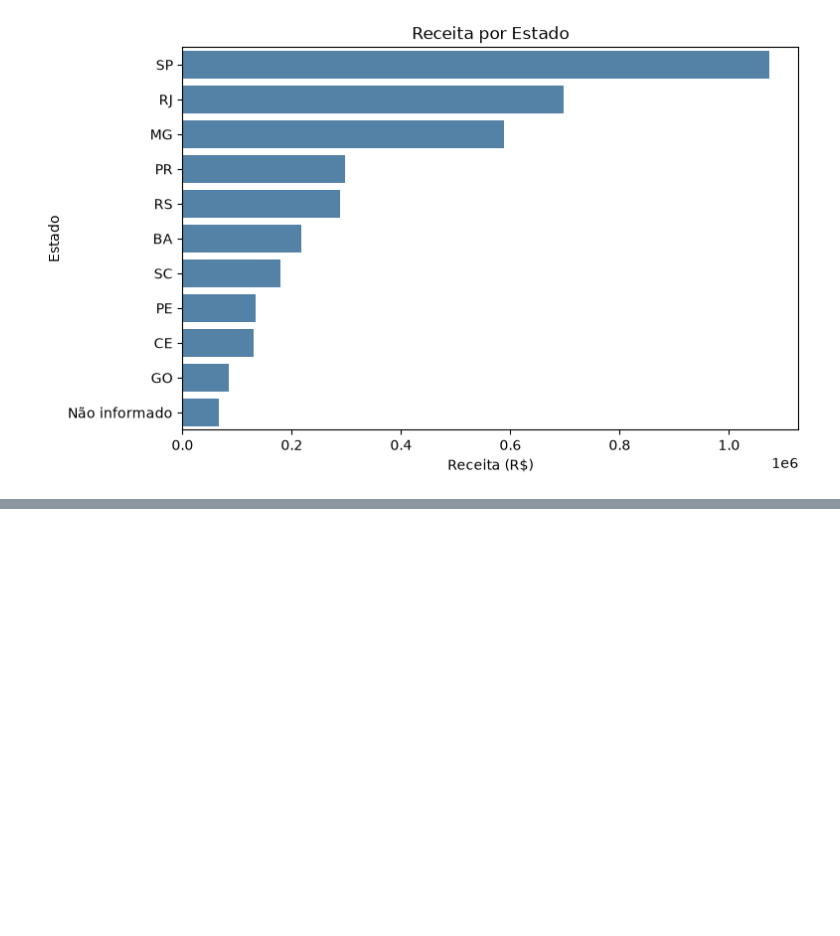
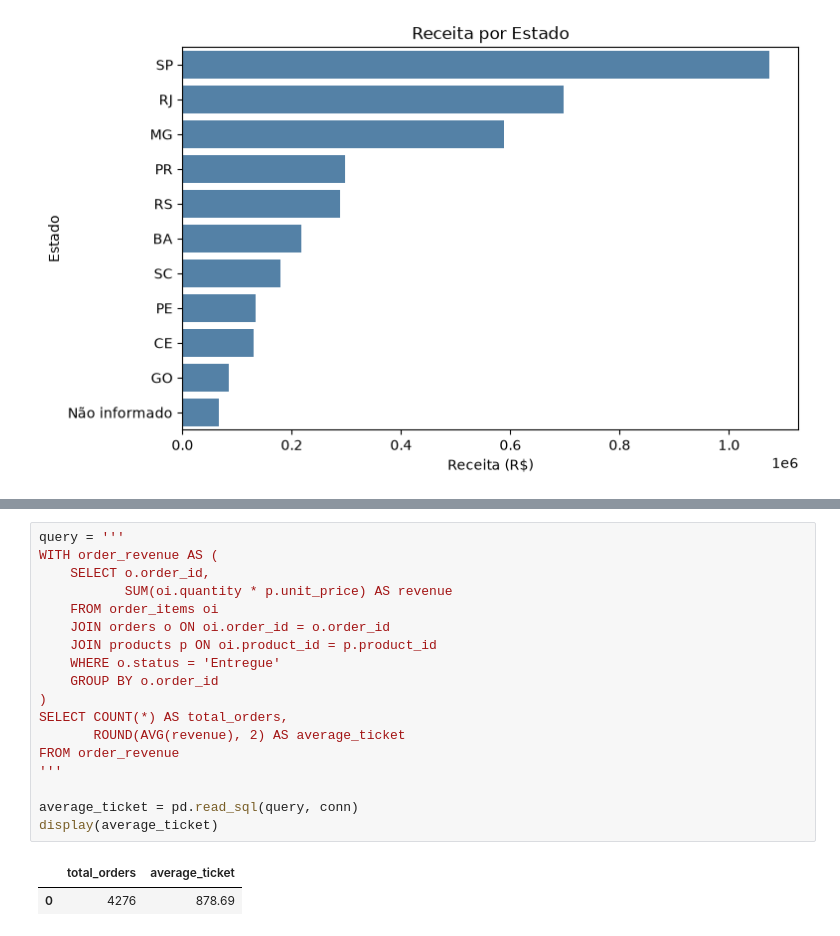
Before and after one commit to ricardo-paganini/ecommerce-sales-analysis, a Jupyter notebook: ecommerce-sales-analysis.ipynb, the cells around one changed output, grey strips where cells are left out. Drawn from its saved outputs; the diff is of its cells as text; blank space fills up the shorter version.

Commit message:
Add state observations and average ticket analysis

```diff
--- a/ecommerce-sales-analysis.ipynb
+++ b/ecommerce-sales-analysis.ipynb
@@ -607,0 +621,21 @@ plt.show()
+# %%
+query = '''
+WITH order_revenue AS (
+    SELECT o.order_id,
+           SUM(oi.quantity * p.unit_price) AS revenue
+    FROM order_items oi
+    JOIN orders o ON oi.order_id = o.order_id
+    JOIN products p ON oi.product_id = p.product_id
+    WHERE o.status = 'Entregue'
+    GROUP BY o.order_id
+)
+SELECT COUNT(*) AS total_orders,
+       ROUND(AVG(revenue), 2) AS average_ticket
+FROM order_revenue
+'''
+
+average_ticket = pd.read_sql(query, conn)
+display(average_ticket)
+# %% [output]
+|  | total_orders | average_ticket |
+| 0 | 4276 | 878.69 |
```
Also changed, not shown: parts of 2 cells of this notebook.
